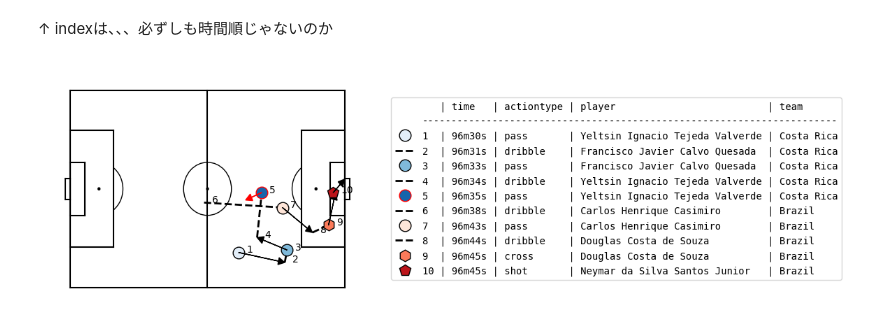
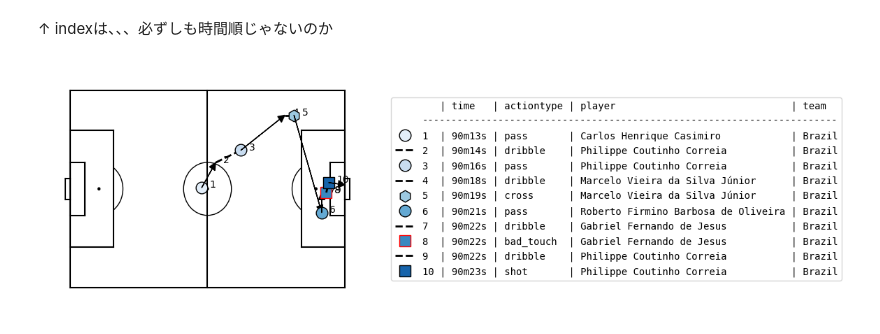
Before and after one commit to ushisantoasobu/try-statsbomb-2, a Jupyter notebook: try-SPADL.ipynb, the cells around one changed output. Drawn from its saved outputs; the diff is of its cells as text; code cells hidden in the pictures.

```diff
--- a/try-SPADL.ipynb
+++ b/try-SPADL.ipynb
@@ -133,28 +128,28 @@ df_actions[(df_actions['type_name'] == 'shot') & (df_actions['result_name'] == '
 # %%
 import matplotsoccer
 
-shot =  # コウチーニョの先制ゴール
+shot = 2052 # コウチーニョの先制ゴール
 a = df_actions[shot-9:shot+1].copy()
 
 # skip "Print the game date and timestamp of the goal"
 
 def nice_time(row):
     minute = int((row.period_id-1)*45 +row.time_seconds // 60)
     second = int(row.time_seconds % 60)
     return f"{minute}m{second}s"
 
 a["nice_time"] = a.apply(nice_time, axis=1)
 labels = a[["nice_time", "type_name", "player_name", "team_name"]]
 
 ax = matplotsoccer.actions(
     location=a[["start_x", "start_y", "end_x", "end_y"]],
     action_type=a.type_name,
     team= a.team_name,
     result= a.result_name == "success",
     label=labels,
     labeltitle=["time", "actiontype", "player", "team"],
     zoom=False,
     figsize=6
 )
 # %% [output]
-[figure, old version]
+[figure, new version]
```
Also changed, not shown: parts of 5 cells of this notebook, 2 other files.
